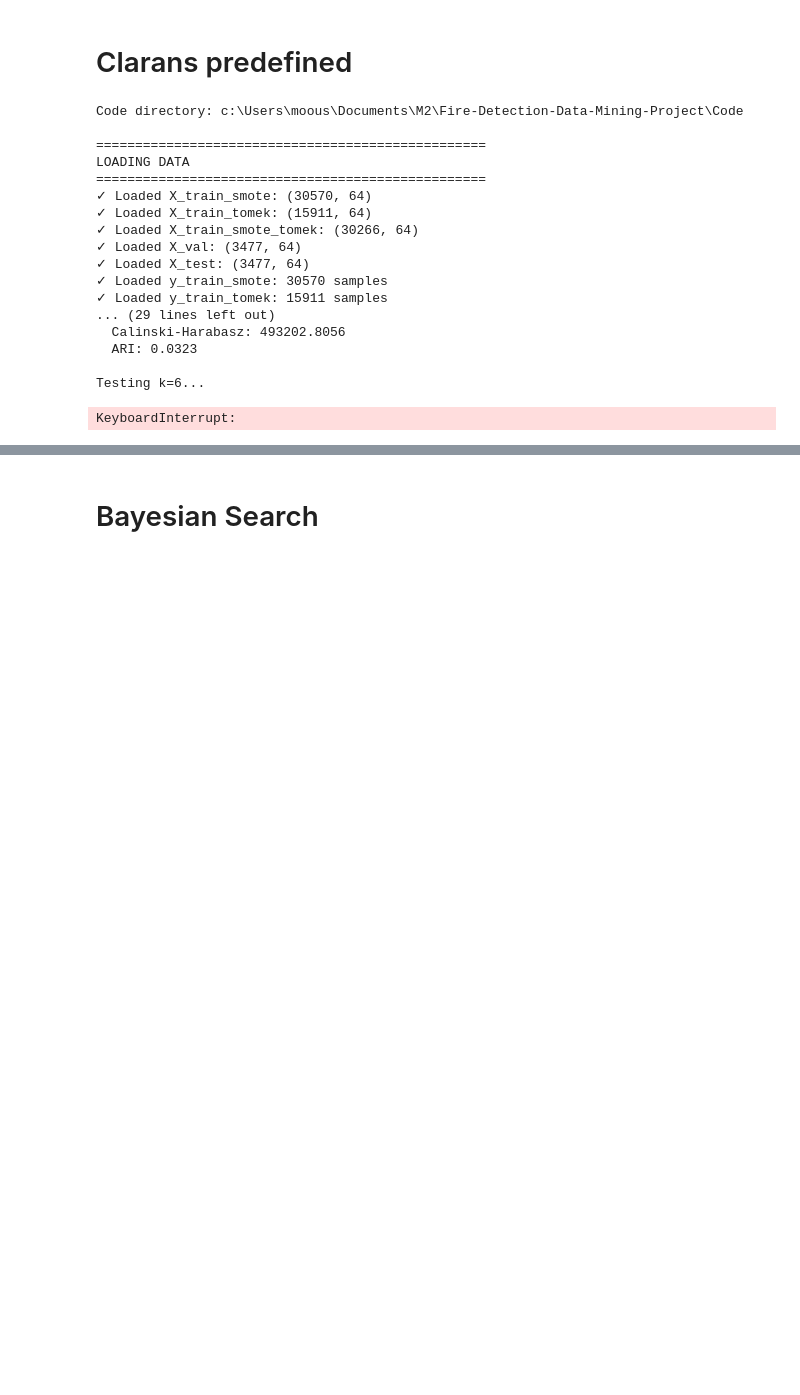
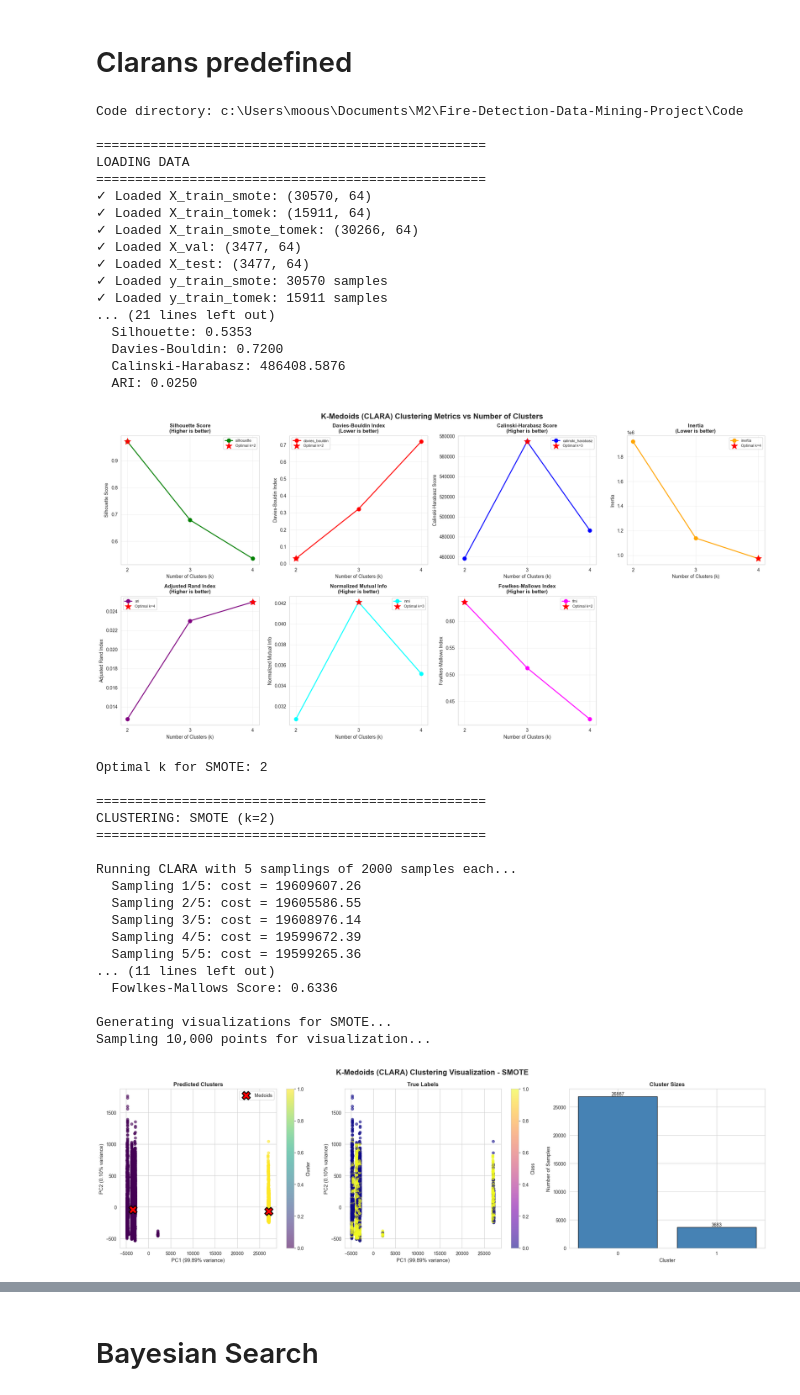
Before and after one commit to sarahmoussaoui/Fire-Detection-Data-Mining-Project, a Jupyter notebook: Code/Machine_Learning/UnSupervised_Models/CLARANS/predefined/code.ipynb, the cells around one changed output, grey strips where cells are left out. Cells and saved outputs as stored; diff of their text form; code cells hidden in the pictures; blank space fills up the shorter version.

Commit message:
finalised the clarans predefined

```diff
--- a/Code/Machine_Learning/UnSupervised_Models/CLARANS/predefined/code.ipynb
+++ b/Code/Machine_Learning/UnSupervised_Models/CLARANS/predefined/code.ipynb
@@ -544,7 +544,7 @@ if __name__ == "__main__":
             y = data[y_key]
 
             # Find optimal k
-            metrics_df = find_optimal_k(X, y, k_range=range(2, 8))
+            metrics_df = find_optimal_k(X, y, k_range=range(2, 5))
             plot_metrics(metrics_df, save_path=f'metrics_{name.lower()}.png')
 
             # Use optimal k based on silhouette score
@@ -552,36 +552,54 @@ if __name__ == "__main__":
             print(f"\nOptimal k for {name}: {int(optimal_k)}")
 
             # Perform clustering with optimal k
             model, labels, metrics = perform_clustering(X, y, int(optimal_k), name)
 
             # Visualize
             visualize_clusters(X, labels, y, model.medoid_indices_,
                              name, save_path=f'clusters_{name.lower()}.png')
 
             all_results[name] = metrics
 
     if all_results:
         compare_datasets(all_results)
 
     print("\n" + "="*50)
     print("ANALYSIS COMPLETE")
     print("="*50)
 # %% [output]
 Code directory: c:\Users\moous\Documents\M2\Fire-Detection-Data-Mining-Project\Code
 
 ==================================================
 LOADING DATA
 ==================================================
 ✓ Loaded X_train_smote: (30570, 64)
 ✓ Loaded X_train_tomek: (15911, 64)
 ✓ Loaded X_train_smote_tomek: (30266, 64)
 ✓ Loaded X_val: (3477, 64)
 ✓ Loaded X_test: (3477, 64)
 ✓ Loaded y_train_smote: 30570 samples
 ✓ Loaded y_train_tomek: 15911 samples
-... (29 lines left out)
-  Calinski-Harabasz: 493202.8056
-  ARI: 0.0323
-
-Testing k=6...
+... (21 lines left out)
+  Silhouette: 0.5353
+  Davies-Bouldin: 0.7200
+  Calinski-Harabasz: 486408.5876
+  ARI: 0.0250
+[figure, added]
-KeyboardInterrupt:
+Optimal k for SMOTE: 2
+
+==================================================
+CLUSTERING: SMOTE (k=2)
+==================================================
+
+Running CLARA with 5 samplings of 2000 samples each...
+  Sampling 1/5: cost = 19609607.26
+  Sampling 2/5: cost = 19605586.55
+  Sampling 3/5: cost = 19608976.14
+  Sampling 4/5: cost = 19599672.39
+  Sampling 5/5: cost = 19599265.36
+... (11 lines left out)
+  Fowlkes-Mallows Score: 0.6336
+
+Generating visualizations for SMOTE...
+Sampling 10,000 points for visualization...
+[figure, added]
```
Also changed, not shown: parts of 2 cells of this notebook.
